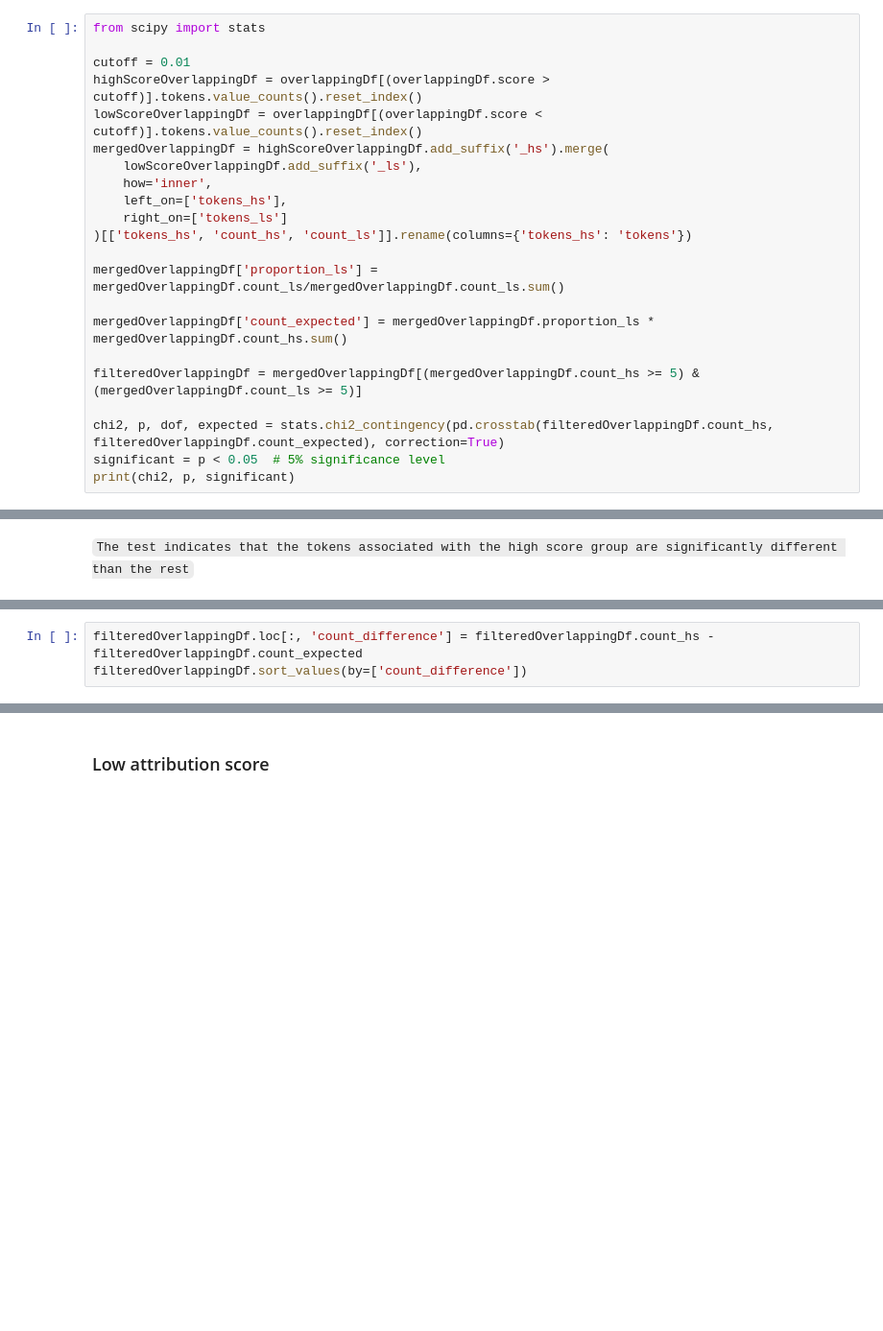
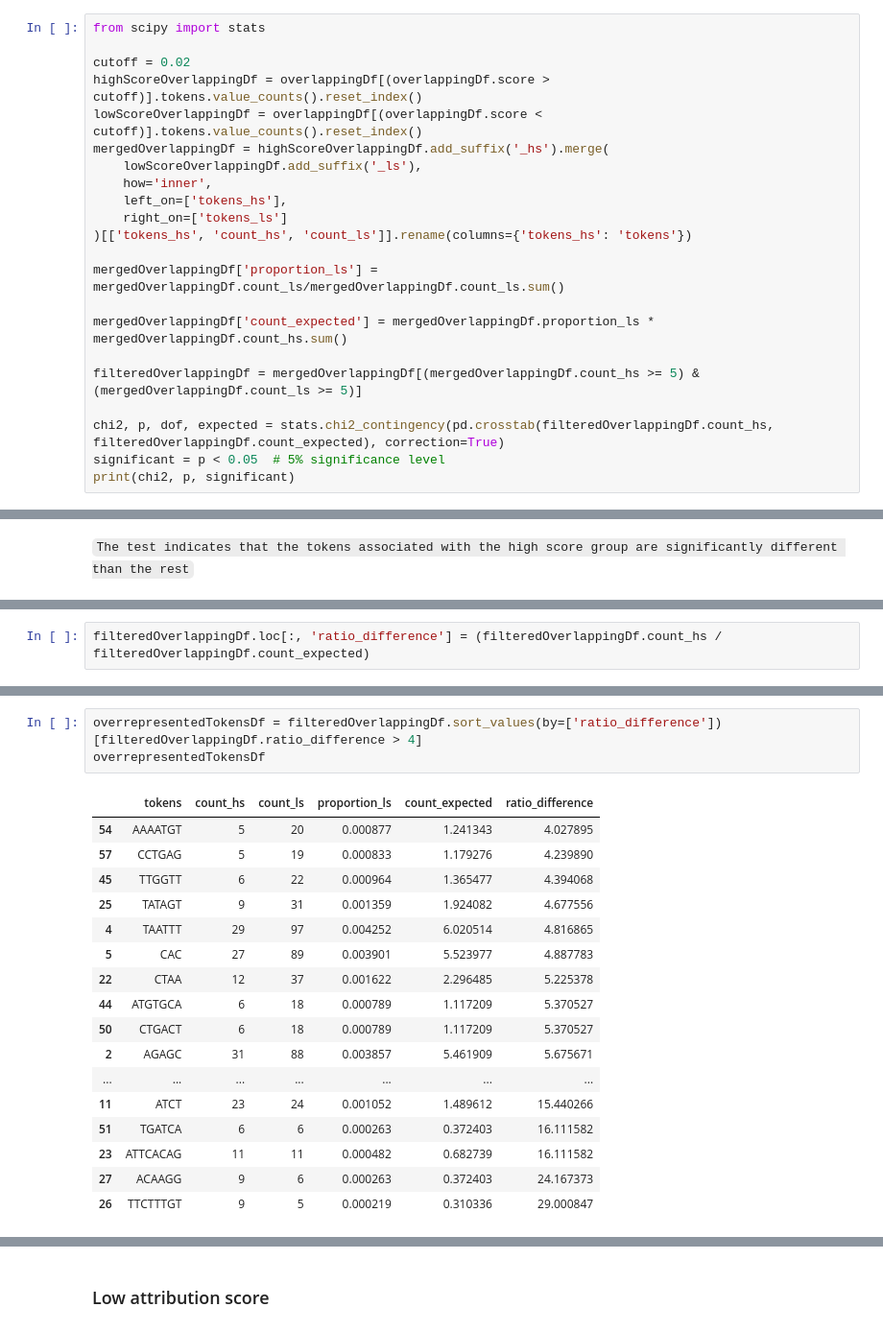
Before and after one commit to ryashpal/alfred-data-analysis, a Jupyter notebook: notebooks/genome_nlp_tokens/statistical_analysis_for_token_attribution_scores.ipynb, the cells around one changed output, grey strips where cells are left out. Shown at 96% size. Saved outputs shown, nothing was run; the diff lists cells and outputs as text; blank space fills up the shorter version.

```diff
--- a/notebooks/genome_nlp_tokens/statistical_analysis_for_token_attribution_scores.ipynb
+++ b/notebooks/genome_nlp_tokens/statistical_analysis_for_token_attribution_scores.ipynb
@@ -114,7 +114,7 @@ overlappingDf
 # %%
 from scipy import stats
 
-cutoff = 0.01
+cutoff = 0.02
 highScoreOverlappingDf = overlappingDf[(overlappingDf.score > cutoff)].tokens.value_counts().reset_index()
 lowScoreOverlappingDf = overlappingDf[(overlappingDf.score < cutoff)].tokens.value_counts().reset_index()
 mergedOverlappingDf = highScoreOverlappingDf.add_suffix('_hs').merge(
@@ -142,4 +142,3 @@ print(chi2, p, significant)
 # %%
-filteredOverlappingDf.loc[:, 'count_difference'] = filteredOverlappingDf.count_hs - filteredOverlappingDf.count_expected
-filteredOverlappingDf.sort_values(by=['count_difference'])
+filteredOverlappingDf.loc[:, 'ratio_difference'] = (filteredOverlappingDf.count_hs / filteredOverlappingDf.count_expected)
 # %% [output]
@@ -162,0 +152,21 @@ filteredOverlappingDf.sort_values(by=['count_difference'])
+# %%
+overrepresentedTokensDf = filteredOverlappingDf.sort_values(by=['ratio_difference'])[filteredOverlappingDf.ratio_difference > 4]
+overrepresentedTokensDf
+# %% [output]
+|  | tokens | count_hs | count_ls | proportion_ls | count_expected | ratio_difference |
+| 54 | AAAATGT | 5 | 20 | 0.000877 | 1.241343 | 4.027895 |
+| 57 | CCTGAG | 5 | 19 | 0.000833 | 1.179276 | 4.239890 |
+| 45 | TTGGTT | 6 | 22 | 0.000964 | 1.365477 | 4.394068 |
+| 25 | TATAGT | 9 | 31 | 0.001359 | 1.924082 | 4.677556 |
+| 4 | TAATTT | 29 | 97 | 0.004252 | 6.020514 | 4.816865 |
+| 5 | CAC | 27 | 89 | 0.003901 | 5.523977 | 4.887783 |
+| 22 | CTAA | 12 | 37 | 0.001622 | 2.296485 | 5.225378 |
+| 44 | ATGTGCA | 6 | 18 | 0.000789 | 1.117209 | 5.370527 |
+| 50 | CTGACT | 6 | 18 | 0.000789 | 1.117209 | 5.370527 |
+| 2 | AGAGC | 31 | 88 | 0.003857 | 5.461909 | 5.675671 |
+| ... | ... | ... | ... | ... | ... | ... |
+| 11 | ATCT | 23 | 24 | 0.001052 | 1.489612 | 15.440266 |
+| 51 | TGATCA | 6 | 6 | 0.000263 | 0.372403 | 16.111582 |
+| 23 | ATTCACAG | 11 | 11 | 0.000482 | 0.682739 | 16.111582 |
+| 27 | ACAAGG | 9 | 6 | 0.000263 | 0.372403 | 24.167373 |
+| 26 | TTCTTTGT | 9 | 5 | 0.000219 | 0.310336 | 29.000847 |
```
Also changed, not shown: parts of 35 cells of this notebook, 6 other files.
